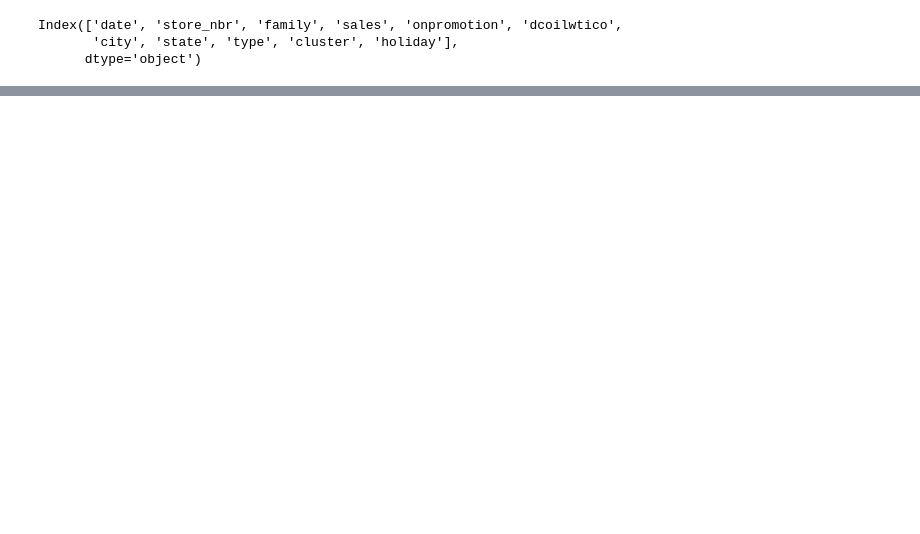
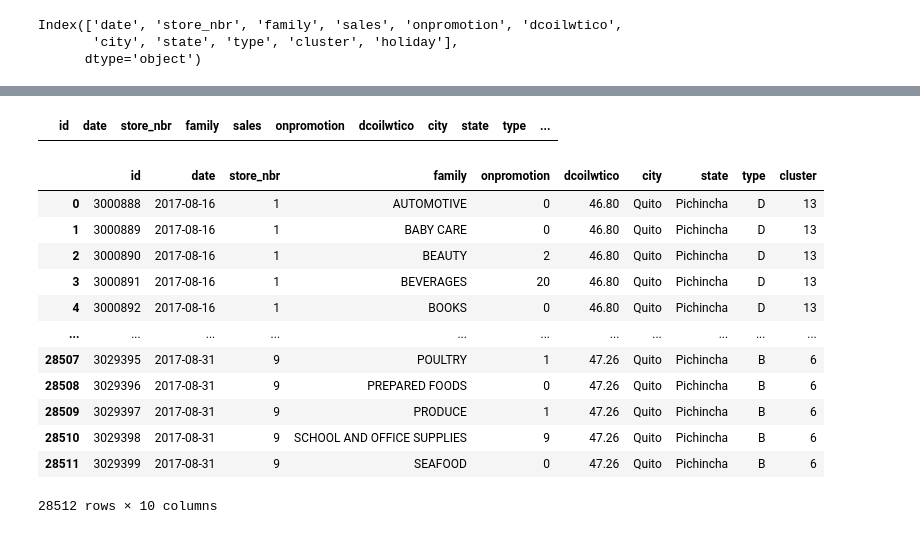
Before and after one commit to JuhanPauklin/IDS2023_StoreSales, a Jupyter notebook: KNN training.ipynb, the cells around one changed output, grey strips where cells are left out. Saved outputs shown, nothing was run; the diff lists cells and outputs as text; code cells hidden in the pictures; blank space fills up the shorter version.

```diff
--- a/KNN training.ipynb
+++ b/KNN training.ipynb
@@ -57,0 +63,42 @@ y_pred
+# %%
+test = pd.read_csv("test.csv")
+oil = pd.read_csv("oil.csv")
+
+# Forward fill missing values
+oil['dcoilwtico'] = oil['dcoilwtico'].fillna(method='ffill')
+
+# Backward fill missing values for the first pass
+oil['dcoilwtico'] = oil['dcoilwtico'].fillna(method='bfill')
+
+# Backward fill again for the last pass, in case the first value is missing
+oil['dcoilwtico'] = oil['dcoilwtico'].fillna(method='bfill')
+
+# If somehow there's still missing values, fill them with the mean
+oil['dcoilwtico'] = oil['dcoilwtico'].fillna(value=oil['dcoilwtico'].mean())
+
+merged_test = pd.merge(test, oil, how='left', on='date')
+merged_test['dcoilwtico'].fillna(value=oil['dcoilwtico'].mean(), inplace=True)
+merged_test
+merged_train[merged_train.isna().any(axis=1)]
+# %% [output]
+|  | id | date | store_nbr | family | sales | onpromotion | dcoilwtico | city | state | type | ... |
+# %%
+stores = pd.read_csv("stores.csv")
+transactions = pd.read_csv("transactions.csv")
+holidays_events = pd.read_csv("holidays_events.csv")
+merged_test = pd.merge(merged_test, stores, how='left', on='store_nbr')
+merged_test
+# %% [output]
+|  | id | date | store_nbr | family | onpromotion | dcoilwtico | city | state | type | cluster |
+| 0 | 3000888 | 2017-08-16 | 1 | AUTOMOTIVE | 0 | 46.80 | Quito | Pichincha | D | 13 |
+| 1 | 3000889 | 2017-08-16 | 1 | BABY CARE | 0 | 46.80 | Quito | Pichincha | D | 13 |
+| 2 | 3000890 | 2017-08-16 | 1 | BEAUTY | 2 | 46.80 | Quito | Pichincha | D | 13 |
+| 3 | 3000891 | 2017-08-16 | 1 | BEVERAGES | 20 | 46.80 | Quito | Pichincha | D | 13 |
+| 4 | 3000892 | 2017-08-16 | 1 | BOOKS | 0 | 46.80 | Quito | Pichincha | D | 13 |
+| ... | ... | ... | ... | ... | ... | ... | ... | ... | ... | ... |
+| 28507 | 3029395 | 2017-08-31 | 9 | POULTRY | 1 | 47.26 | Quito | Pichincha | B | 6 |
+| 28508 | 3029396 | 2017-08-31 | 9 | PREPARED FOODS | 0 | 47.26 | Quito | Pichincha | B | 6 |
+| 28509 | 3029397 | 2017-08-31 | 9 | PRODUCE | 1 | 47.26 | Quito | Pichincha | B | 6 |
+| 28510 | 3029398 | 2017-08-31 | 9 | SCHOOL AND OFFICE SUPPLIES | 9 | 47.26 | Quito | Pichincha | B | 6 |
+| 28511 | 3029399 | 2017-08-31 | 9 | SEAFOOD | 0 | 47.26 | Quito | Pichincha | B | 6 |
+28512 rows × 10 columns
```
Also changed, not shown: parts of 6 cells of this notebook, 3 other files.
